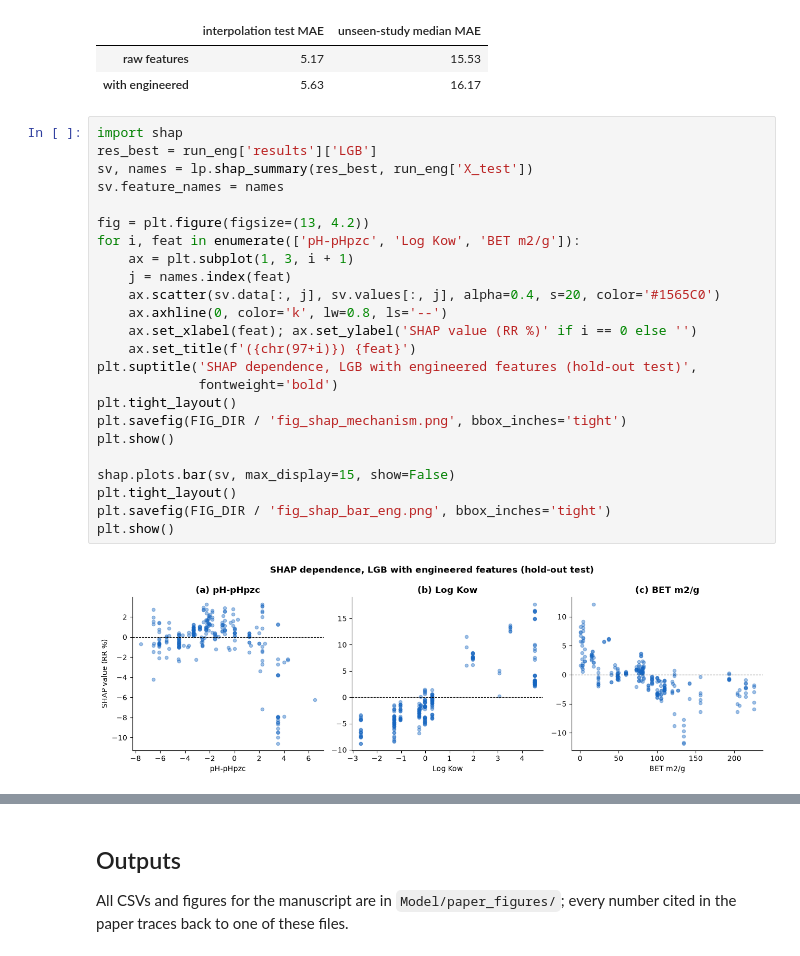
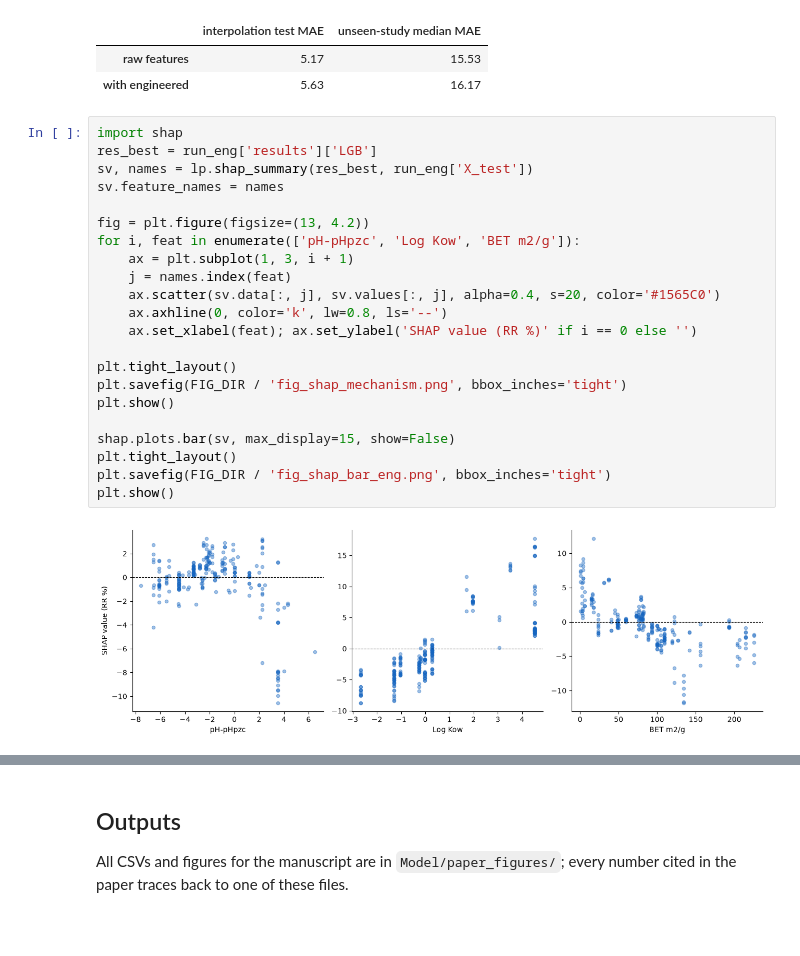
Before and after one commit to thanhtrunghuynh93/GreenX_BaoTien_project, a Jupyter notebook: notebooks/cross_study_analysis.ipynb, the cells around one changed output, grey strips where cells are left out. Cells and saved outputs as stored; diff of their text form; blank space fills up the shorter version.

```diff
--- a/notebooks/cross_study_analysis.ipynb
+++ b/notebooks/cross_study_analysis.ipynb
@@ -247,29 +242,27 @@ feat_cmp
 # %%
 import shap
 res_best = run_eng['results']['LGB']
 sv, names = lp.shap_summary(res_best, run_eng['X_test'])
 sv.feature_names = names
 
 fig = plt.figure(figsize=(13, 4.2))
 for i, feat in enumerate(['pH-pHpzc', 'Log Kow', 'BET m2/g']):
     ax = plt.subplot(1, 3, i + 1)
     j = names.index(feat)
     ax.scatter(sv.data[:, j], sv.values[:, j], alpha=0.4, s=20, color='#1565C0')
     ax.axhline(0, color='k', lw=0.8, ls='--')
     ax.set_xlabel(feat); ax.set_ylabel('SHAP value (RR %)' if i == 0 else '')
-    ax.set_title(f'({chr(97+i)}) {feat}')
-plt.suptitle('SHAP dependence, LGB with engineered features (hold-out test)',
-             fontweight='bold')
+
 plt.tight_layout()
 plt.savefig(FIG_DIR / 'fig_shap_mechanism.png', bbox_inches='tight')
 plt.show()
 
 shap.plots.bar(sv, max_display=15, show=False)
 plt.tight_layout()
 plt.savefig(FIG_DIR / 'fig_shap_bar_eng.png', bbox_inches='tight')
 plt.show()
 # %% [output]
-[figure, old version]
+[figure, new version]
 [figure]
 # %% [markdown]
 ## Outputs
```
Also changed, not shown: parts of 3 cells of this notebook, 7 other files.
